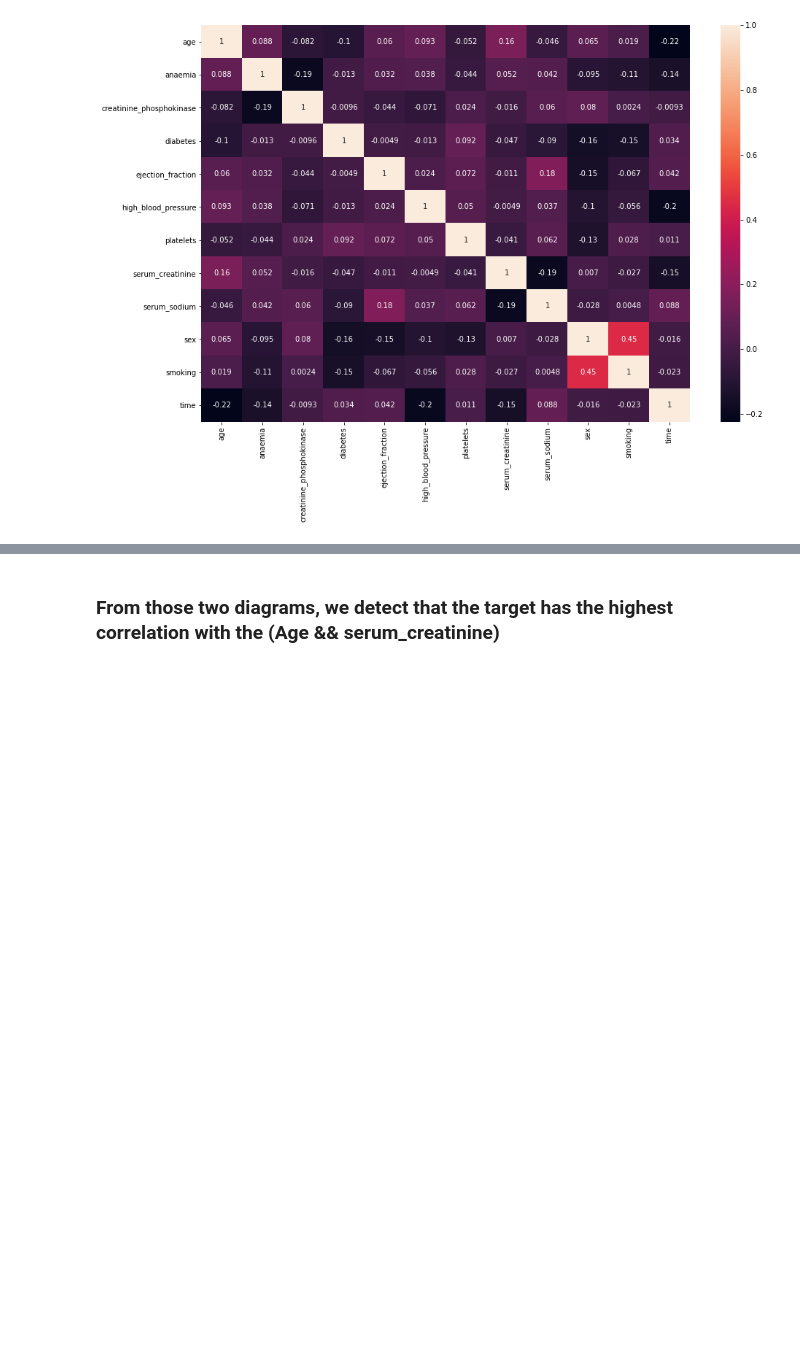
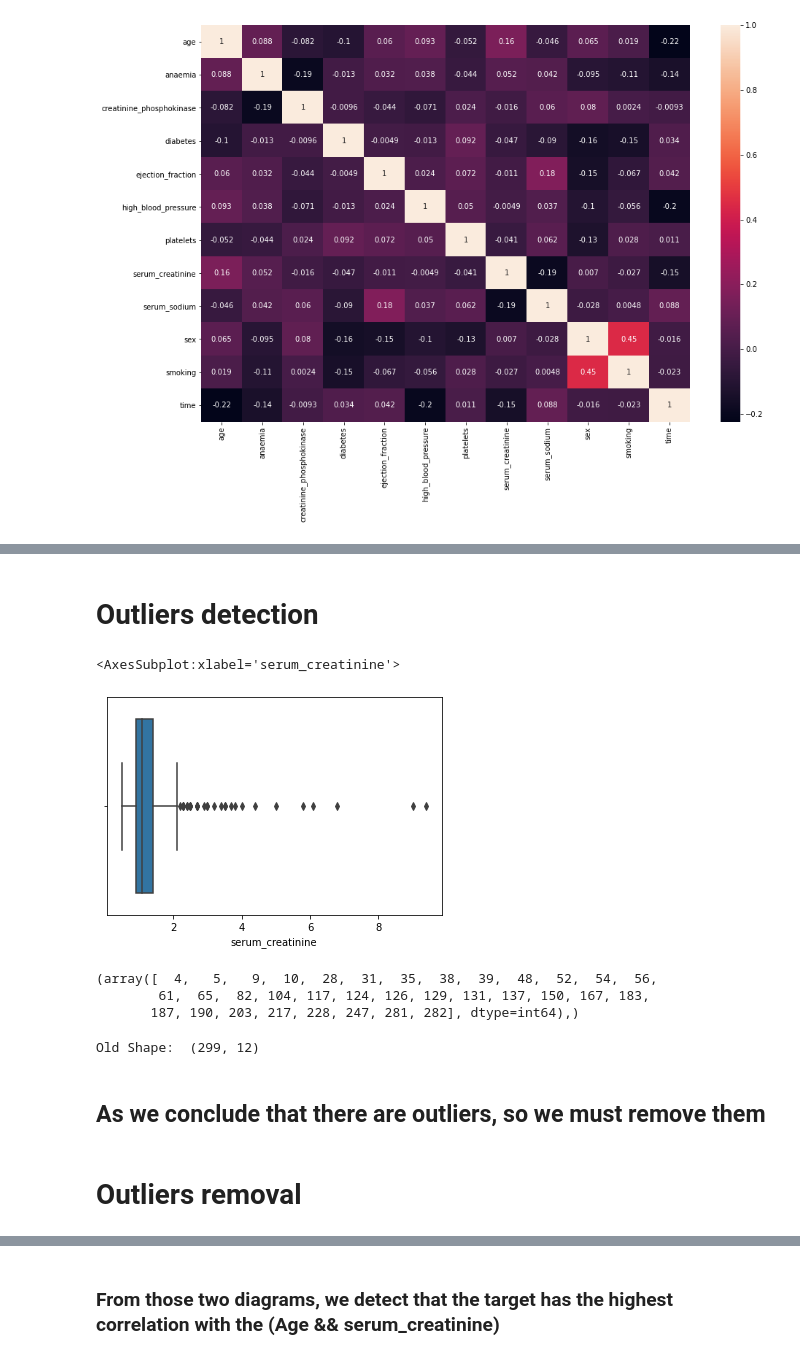
Before and after one commit to Nourhan-Adell/HeartFailure_Project, a Jupyter notebook: HeartFailure-project.ipynb, the cells around one changed output, grey strips where cells are left out. Cells and saved outputs as stored; diff of their text form; code cells hidden in the pictures; blank space fills up the shorter version.

```diff
--- a/HeartFailure-project.ipynb
+++ b/HeartFailure-project.ipynb
@@ -90 +103,24 @@ data.corrwith(y).plot(kind='bar', grid=True, figsize=(12, 8), title="Correlation
 [figure]
+# %% [markdown]
+# Outliers detection
+# %%
+import seaborn as sns
+sns.boxplot(data['serum_creatinine'])
+# %% [output]
+<AxesSubplot:xlabel='serum_creatinine'>
+[figure, added]
+# %%
+# Position of the Outlier
+print(np.where(data['serum_creatinine']>2))
+# %% [output]
+(array([  4,   5,   9,  10,  28,  31,  35,  38,  39,  48,  52,  54,  56,
+        61,  65,  82, 104, 117, 124, 126, 129, 131, 137, 150, 167, 183,
+       187, 190, 203, 217, 228, 247, 281, 282], dtype=int64),)
+# %%
+print("Old Shape: ", data.shape)
+# %% [output]
+Old Shape:  (299, 12)
+# %% [markdown]
+## As we conclude that there are outliers, so we must remove them
+# %% [markdown]
+# Outliers removal
```
Also changed, not shown: parts of 11 cells of this notebook.
